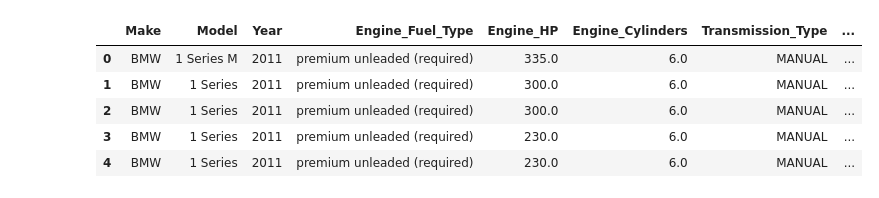
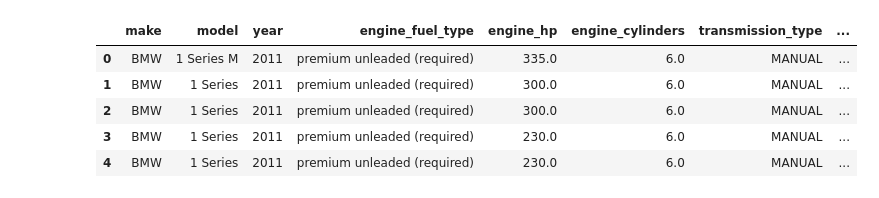
Before and after one commit to opadotun-taiwo/ml_projects, a Jupyter notebook: 02-regression/regression.ipynb, the cells around one changed output. Saved outputs shown, nothing was run; the diff lists cells and outputs as text; code cells hidden in the pictures.

```diff
--- a/02-regression/regression.ipynb
+++ b/02-regression/regression.ipynb
@@ -4,9 +8,9 @@ import numpy as np
 # %%
 df = pd.read_csv('cardata.csv')
-df.columns = df.columns.str.replace(' ', '_')
+df.columns = df.columns.str.replace(' ', '_').str.lower()
 df.head()
 # %% [output]
-|  | Make | Model | Year | Engine_Fuel_Type | Engine_HP | Engine_Cylinders | Transmission_Type | ... |
+|  | make | model | year | engine_fuel_type | engine_hp | engine_cylinders | transmission_type | ... |
 | 0 | BMW | 1 Series M | 2011 | premium unleaded (required) | 335.0 | 6.0 | MANUAL | ... |
 | 1 | BMW | 1 Series | 2011 | premium unleaded (required) | 300.0 | 6.0 | MANUAL | ... |
 | 2 | BMW | 1 Series | 2011 | premium unleaded (required) | 300.0 | 6.0 | MANUAL | ... |
```
Also changed, not shown: parts of 25 cells of this notebook.
